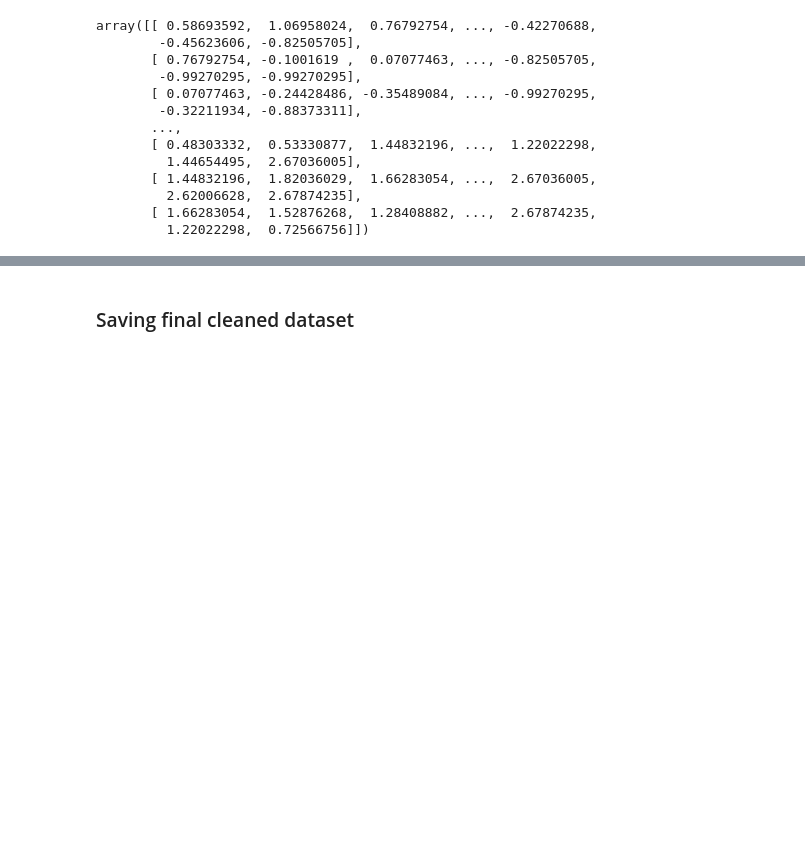
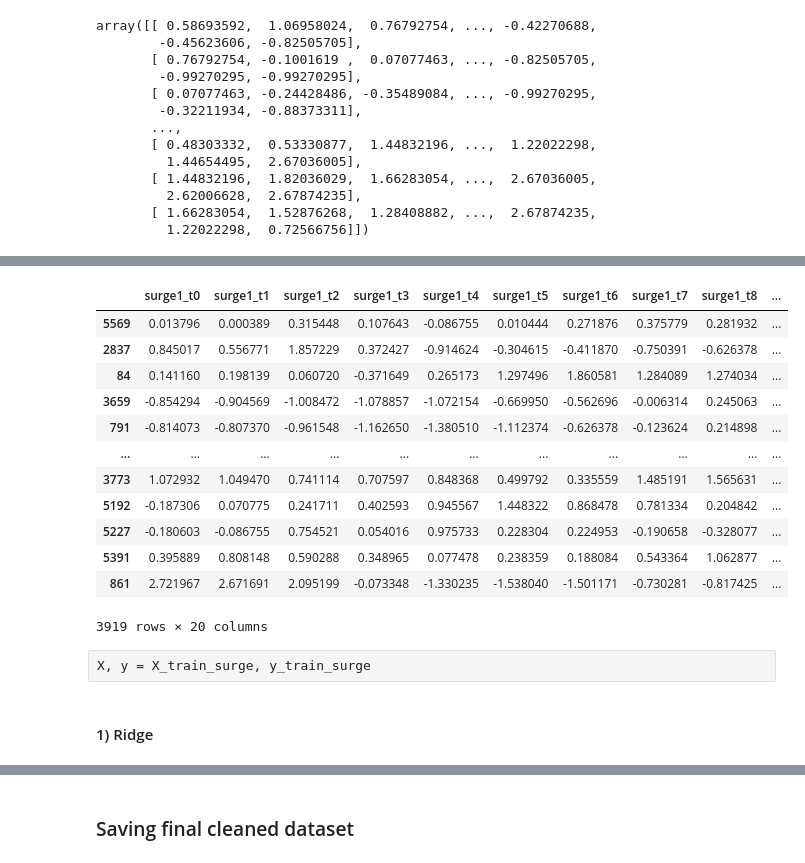
Before and after one commit to oumeima-elgharbi/ChallengeData_CanYouPredictTheTide, a Jupyter notebook: preprocess.ipynb, the cells around one changed output, grey strips where cells are left out. Saved outputs shown, nothing was run; the diff lists cells and outputs as text; code cells hidden in the pictures; blank space fills up the shorter version.

```diff
--- a/preprocess.ipynb
+++ b/preprocess.ipynb
@@ -68,0 +279,20 @@ array([[ 0.58693592,  1.06958024,  0.76792754, ..., -0.42270688,
+# %%
+y_train_surge
+# %% [output]
+|  | surge1_t0 | surge1_t1 | surge1_t2 | surge1_t3 | surge1_t4 | surge1_t5 | surge1_t6 | surge1_t7 | surge1_t8 | ... |
+| 5569 | 0.013796 | 0.000389 | 0.315448 | 0.107643 | -0.086755 | 0.010444 | 0.271876 | 0.375779 | 0.281932 | ... |
+| 2837 | 0.845017 | 0.556771 | 1.857229 | 0.372427 | -0.914624 | -0.304615 | -0.411870 | -0.750391 | -0.626378 | ... |
+| 84 | 0.141160 | 0.198139 | 0.060720 | -0.371649 | 0.265173 | 1.297496 | 1.860581 | 1.284089 | 1.274034 | ... |
+| 3659 | -0.854294 | -0.904569 | -1.008472 | -1.078857 | -1.072154 | -0.669950 | -0.562696 | -0.006314 | 0.245063 | ... |
+| 791 | -0.814073 | -0.807370 | -0.961548 | -1.162650 | -1.380510 | -1.112374 | -0.626378 | -0.123624 | 0.214898 | ... |
+| ... | ... | ... | ... | ... | ... | ... | ... | ... | ... | ... |
+| 3773 | 1.072932 | 1.049470 | 0.741114 | 0.707597 | 0.848368 | 0.499792 | 0.335559 | 1.485191 | 1.565631 | ... |
+| 5192 | -0.187306 | 0.070775 | 0.241711 | 0.402593 | 0.945567 | 1.448322 | 0.868478 | 0.781334 | 0.204842 | ... |
+| 5227 | -0.180603 | -0.086755 | 0.754521 | 0.054016 | 0.975733 | 0.228304 | 0.224953 | -0.190658 | -0.328077 | ... |
+| 5391 | 0.395889 | 0.808148 | 0.590288 | 0.348965 | 0.077478 | 0.238359 | 0.188084 | 0.543364 | 1.062877 | ... |
+| 861 | 2.721967 | 2.671691 | 2.095199 | -0.073348 | -1.330235 | -1.538040 | -1.501171 | -0.730281 | -0.817425 | ... |
+3919 rows × 20 columns
+# %% [raw]
+X, y = X_train_surge, y_train_surge
+# %% [markdown]
+#### 1) Ridge
```
Also changed, not shown: parts of 52 cells of this notebook, 3 other files.
